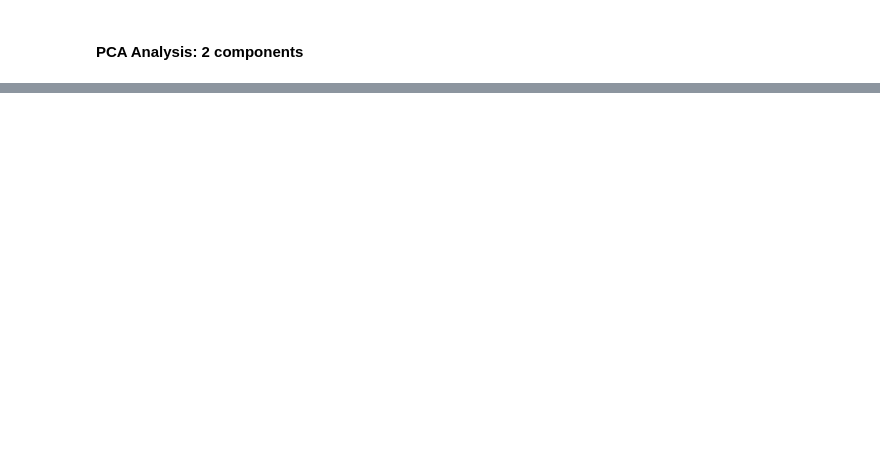
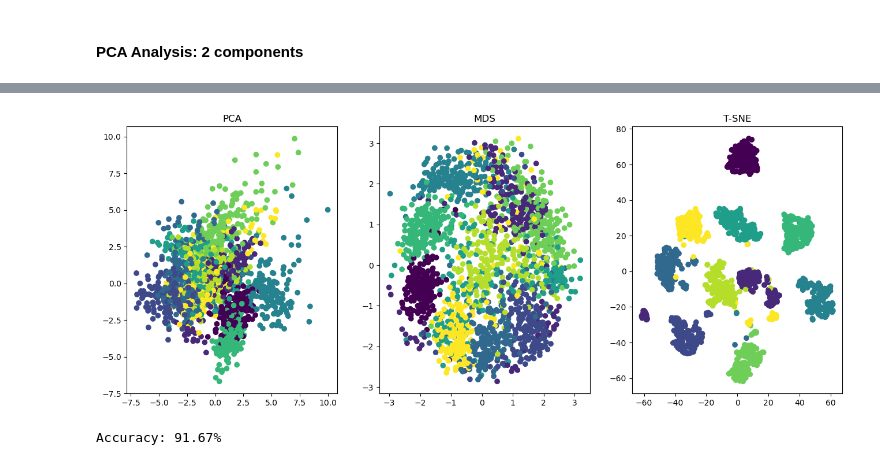
Before and after one commit to williamasesoftware/Computational_linear_algebra, a Jupyter notebook: main_MNIST.ipynb, the cells around one changed output, grey strips where cells are left out. Saved outputs shown, nothing was run; the diff lists cells and outputs as text; code cells hidden in the pictures; blank space fills up the shorter version.

```diff
--- a/main_MNIST.ipynb
+++ b/main_MNIST.ipynb
@@ -346,0 +351,39 @@ plt.show()
+# %%
+# Graficar la data original y la proyección
+fig, ax = plt.subplots(1, 3, figsize=(16, 6))
+
+# Gráfica de la data original
+ax[0].scatter(data_pca_random[:, 0], data_pca_random[:, 1], c=Ground_truth_random_1, cmap='viridis')
+ax[0].set_title('PCA')
+
+# Gráfica de la proyección con t-SNE
+ax[1].scatter(data_mds_random[:, 0], data_mds_random[:, 1], c=Ground_truth_random_2, cmap='viridis')
+ax[1].set_title('MDS')
+
+# Gráfica de la proyección con t-SNE
+ax[2].scatter(data_tsne_random[:, 0], data_tsne_random[:, 1], c=Ground_truth_random_3, cmap='viridis')
+ax[2].set_title('T-SNE')
+
+plt.show()
+# %% [output]
+[figure, added]
+# %%
+from sklearn.linear_model import LogisticRegression
+from sklearn.model_selection import train_test_split
+import warnings
+warnings.filterwarnings('ignore')
+
+# Split the data into training and testing sets
+X_train, X_test, y_train, y_test = train_test_split(data_tsne, Ground_truth, test_size=0.2, random_state=42)
+
+# Train a logistic regression classifier on the training data
+clf = LogisticRegression()
+clf.fit(X_train, y_train)
+
+# Evaluate the classifier on the testing data
+accuracy = clf.score(X_test, y_test)
+print('Accuracy: {:.2f}%'.format(accuracy*100))
+
+# from 64 until 49 to not lose accuracy rate.
+# %% [output]
+Accuracy: 91.67%
```
Also changed, not shown: parts of 9 cells of this notebook.
